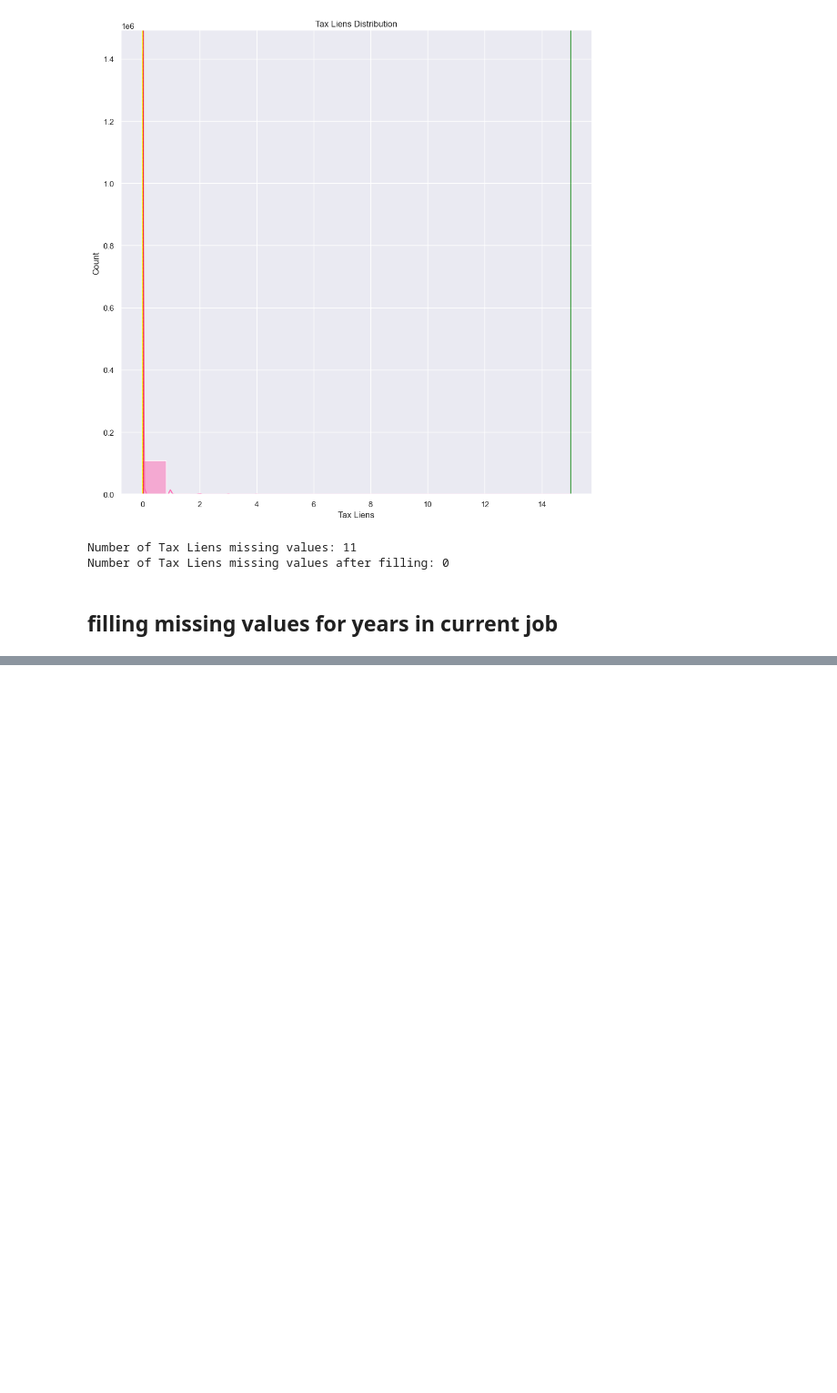
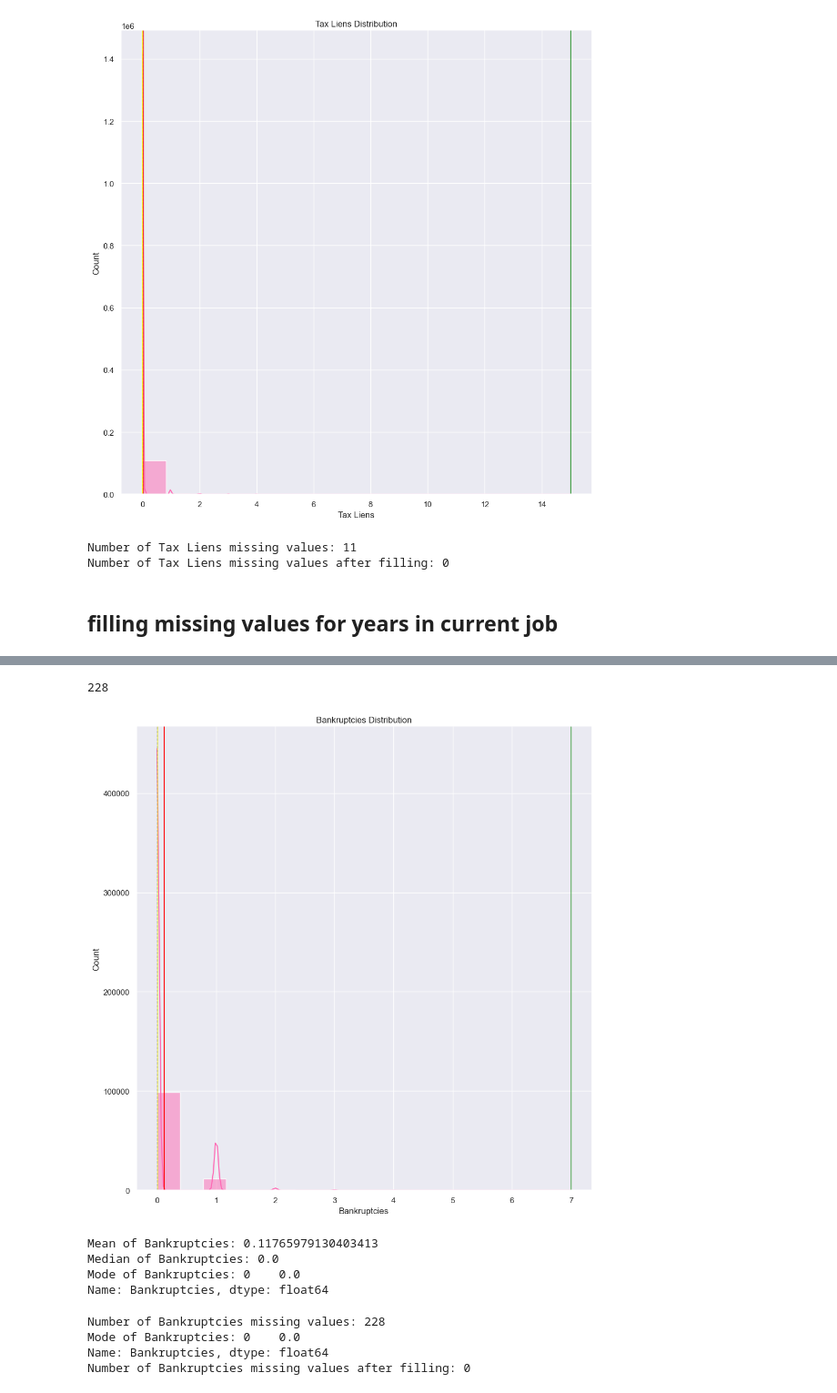
Before and after one commit to xizzax/Exploratory-Data-Analysis-of-LoanGrants, a Jupyter notebook: labtask02.ipynb, the cells around one changed output, grey strips where cells are left out. Shown: that part at 91% size. Drawn from its saved outputs; the diff is of its cells as text; code cells hidden in the pictures; blank space fills up the shorter version.

```diff
--- a/labtask02.ipynb
+++ b/labtask02.ipynb
@@ -279,0 +425,47 @@ Number of Tax Liens missing values after filling: 0
+# %%
+df["Bankruptcies"].isnull().sum()
+# %% [output]
+228
+# %%
+# distribution of bankruptcies
+m = sns.displot(data=df["Bankruptcies"],
+                kind="hist",
+             kde=True,
+             color="hotpink",
+             height=10,
+             )
+plt.title("Bankruptcies Distribution")
+
+
+# red line is mean
+# blue line is median
+# yellow is minimum
+# green is maximum
+
+m.map(specs, "Bankruptcies")
+plt.show()
+# %% [output]
+[figure, added]
+# %%
+# checking mean, median and mode
+print(f"Mean of Bankruptcies: {df['Bankruptcies'].mean()}")
+print(f"Median of Bankruptcies: {df['Bankruptcies'].median()}")
+print(f"Mode of Bankruptcies: {df['Bankruptcies'].mode()}")
+# %% [output]
+Mean of Bankruptcies: 0.11765979130403413
+Median of Bankruptcies: 0.0
+Mode of Bankruptcies: 0    0.0
+Name: Bankruptcies, dtype: float64
+# %%
+# we will use mode to fill the missing values (it is equal to median)
+# we wont use mean as values are integers
+print(f"Number of Bankruptcies missing values: {df['Bankruptcies'].isnull().sum()}")
+mode = df['Bankruptcies'].mode()
+print(f"Mode of Bankruptcies: {mode}")
+df['Bankruptcies'] = df['Bankruptcies'].fillna(0)
+print(f"Number of Bankruptcies missing values after filling: {df['Bankruptcies'].isnull().sum()}\n")
+# %% [output]
+Number of Bankruptcies missing values: 228
+Mode of Bankruptcies: 0    0.0
+Name: Bankruptcies, dtype: float64
+Number of Bankruptcies missing values after filling: 0
```
Also changed, not shown: parts of 24 cells of this notebook.
